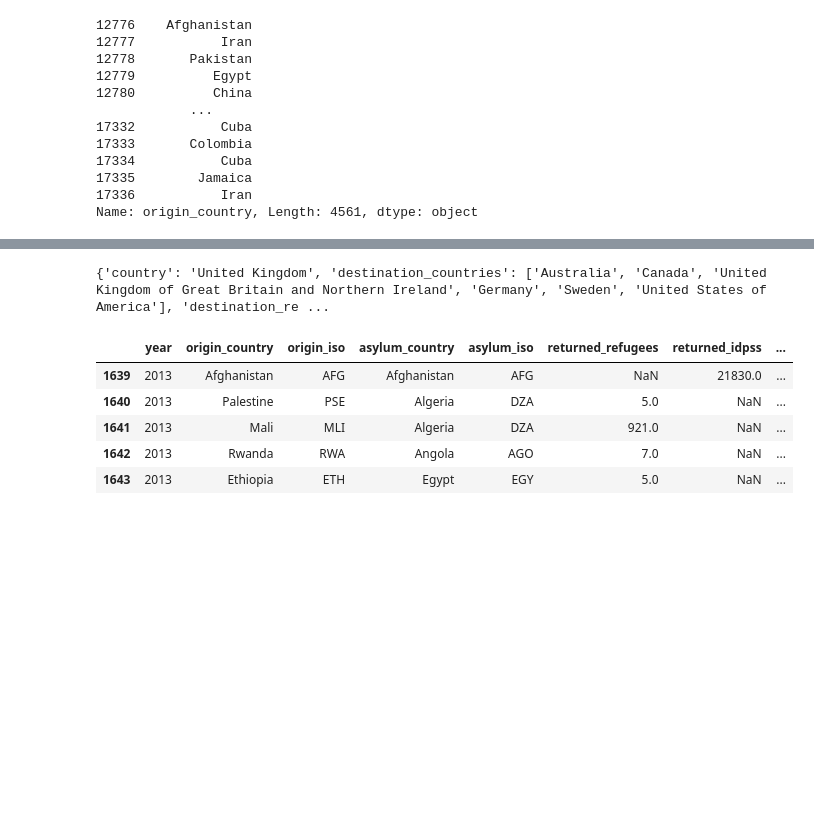
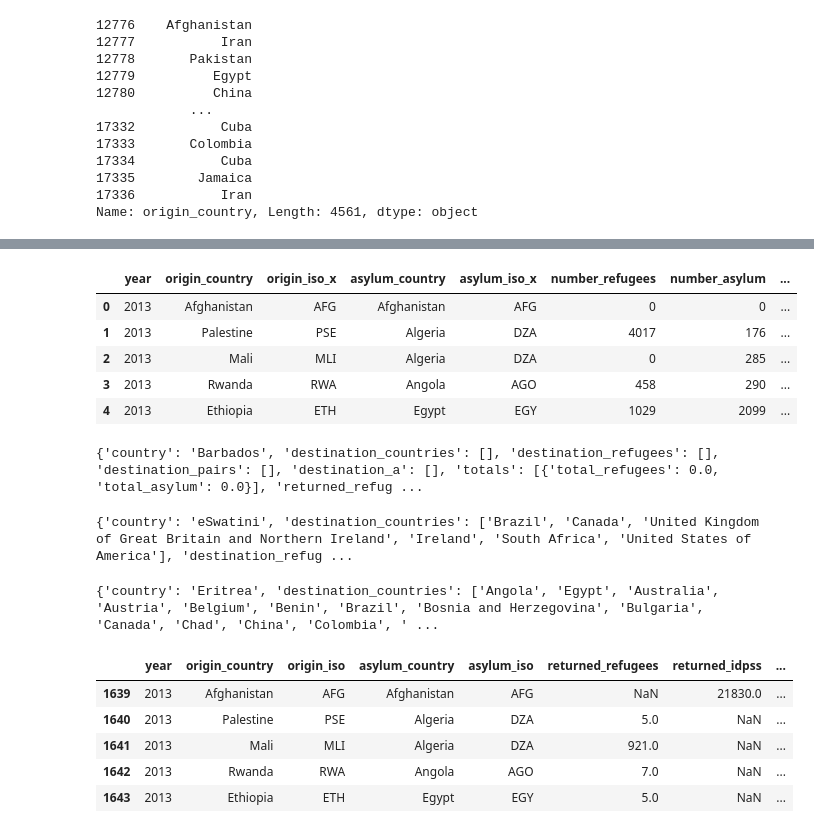
Before and after one commit to yunsquared/3300p2, a Jupyter notebook: 3300-preprocessing.ipynb, the cells around one changed output, grey strips where cells are left out. Cells and saved outputs as stored; diff of their text form; code cells hidden in the pictures; blank space fills up the shorter version.

```diff
--- a/3300-preprocessing.ipynb
+++ b/3300-preprocessing.ipynb
@@ -149,3 +166,60 @@ print(soln_origin_set)
+# %%
+merged_df.head()
+# %% [output]
+|  | year | origin_country | origin_iso_x | asylum_country | asylum_iso_x | number_refugees | number_asylum | ... |
+| 0 | 2013 | Afghanistan | AFG | Afghanistan | AFG | 0 | 0 | ... |
+| 1 | 2013 | Palestine | PSE | Algeria | DZA | 4017 | 176 | ... |
+| 2 | 2013 | Mali | MLI | Algeria | DZA | 0 | 285 | ... |
+| 3 | 2013 | Rwanda | RWA | Angola | AGO | 458 | 290 | ... |
+| 4 | 2013 | Ethiopia | ETH | Egypt | EGY | 1029 | 2099 | ... |
+# %%
+#merged file
+merged_dict=[]
+for i, origin in enumerate(origin_set):
+    merged_dict.append({"country": origin, "destination_countries": [], "destination_refugees": [] , "destination_pairs": [], "destination_a": [], "totals": [], "returned_refugees":[], "naturalized":[], "resettled":[] })
+    #print(countries_dict[i]['destination'])
+
+    origin_data = merged_df[merged_df['origin_country']==origin]
+
+    total_refugees = 0.0
+    total_asylum = 0.0
+    total_returned = 0.0
+    total_resettled = 0.0
+    total_naturalized = 0.0
+
+    for j, asylum in enumerate(origin_data['asylum_country']):
+
+        merged_dict[i]["destination_countries"].append(asylum)
+        merged_dict[i]["destination_refugees"].append((float(origin_data["number_refugees"].iloc[j])))
+
+        merged_dict[i]["destination_pairs"].append((asylum, float(origin_data["number_refugees"].iloc[j])))
+        merged_dict[i]["destination_a"].append({asylum: (float(origin_data["number_asylum"].iloc[j]))})
+
+        total_refugees+= float(origin_data["number_refugees"].iloc[j])
+
+        total_asylum+= float(origin_data["number_asylum"].iloc[j])
+
+        if origin_data["returned_refugees"].iloc[j] >0:
+            total_returned+= float(origin_data["returned_refugees"].iloc[j])
+
+        if origin_data["resettlement_arrivals"].iloc[j] >0:
+
+            total_resettled+= float(origin_data["resettlement_arrivals"].iloc[j])
+
+        if origin_data['naturalisation'].iloc[j] >0:
+
+            total_naturalized+=float(origin_data['naturalisation'].iloc[j])
+
+
+    merged_dict[i]["totals"].append({"total_refugees": total_refugees, "total_asylum": total_asylum})
+    merged_dict[i]['returned_refugees'] = total_returned
+
+    merged_dict[i]['resettled'] = total_resettled
+    merged_dict[i]['naturalized'] = total_naturalized
+
+print(merged_dict[110])
+# %% [output]
+{'country': 'Barbados', 'destination_countries': [], 'destination_refugees': [], 'destination_pairs': [], 'destination_a': [], 'totals': [{'total_refugees': 0.0, 'total_asylum': 0.0}], 'returned_refug ...
 # %%
 countries_dict=[]
 for i, origin in enumerate(origin_set):
@@ -171,12 +245,17 @@ for i, origin in enumerate(origin_set):
 
         #print(origin_data['number_refugees'].iloc[j])
 
-    countries_dict[i]["totals"].append({"total_refugees": total_refugees, "total_asylum": total_asylum})
-
+    #countries_dict[i]["totals"].append({"total_refugees": total_refugees, "total_asylum": total_asylum})
+    countries_dict[i]["totals"] = total_refugees,
 
 print(countries_dict[0])
 # %% [output]
-{'country': 'United Kingdom', 'destination_countries': ['Australia', 'Canada', 'United Kingdom of Great Britain and Northern Ireland', 'Germany', 'Sweden', 'United States of America'], 'destination_re ...
+{'country': 'eSwatini', 'destination_countries': ['Brazil', 'Canada', 'United Kingdom of Great Britain and Northern Ireland', 'Ireland', 'South Africa', 'United States of America'], 'destination_refug ...
+# %%
+sorted_2013_refugees = sorted(countries_dict, key = lambda k: k['totals'], reverse=True)
+print(sorted_2013_refugees[9])
+# %% [output]
+{'country': 'Eritrea', 'destination_countries': ['Angola', 'Egypt', 'Australia', 'Austria', 'Belgium', 'Benin', 'Brazil', 'Bosnia and Herzegovina', 'Bulgaria', 'Canada', 'Chad', 'China', 'Colombia', ' ...
 # %%
 solutions_2013.head()
 # %% [output]
```
Also changed, not shown: parts of 18 cells of this notebook, 5 other files.
